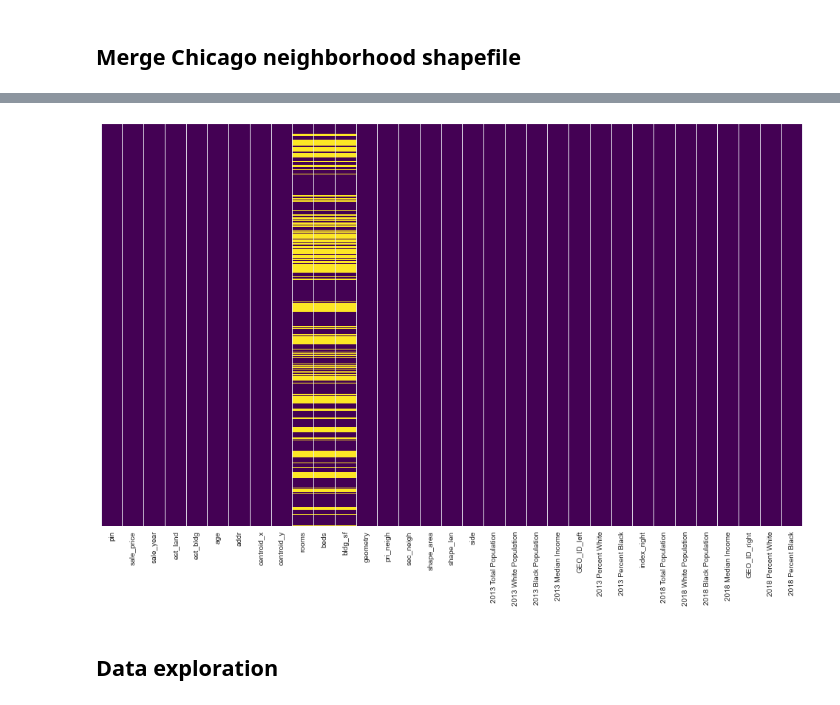
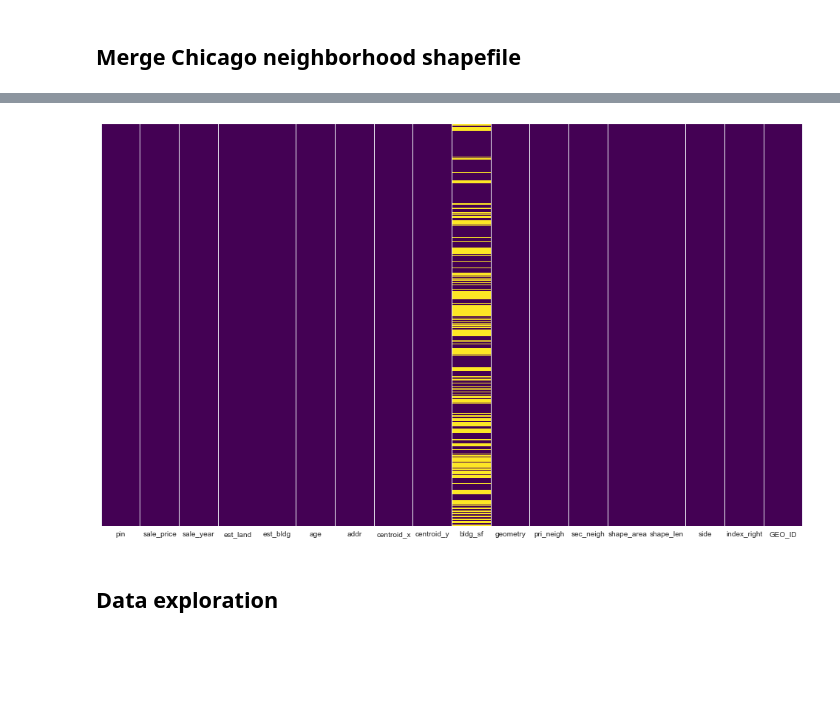
Before and after one commit to ymericson/ml-project, a Jupyter notebook: es-notebook.ipynb, the cells around one changed output, grey strips where cells are left out. Drawn from its saved outputs; the diff is of its cells as text; code cells hidden in the pictures; blank space fills up the shorter version.

Commit message:
removed census data except for geo_id

```diff
--- a/es-notebook.ipynb
+++ b/es-notebook.ipynb
@@ -10,8 +10,7 @@ import datetime, calendar
 ## Cook County Assessor's Residential Sales Data
 # %%
 query = ("""https://datacatalog.cookcountyil.gov/resource/5pge-nu6u.json?$limit=1000000\
-&$select=pin,sale_price,sale_year,est_land,est_bldg,age,
-rooms,beds,bldg_sf,addr,centroid_x,centroid_y"""
+&$select=pin,sale_price,sale_year,est_land,est_bldg,age,bldg_sf,addr,centroid_x,centroid_y"""
     ).replace('\n','')
 
 sales_df = pd.read_json(query)
@@ -97,6 +110,7 @@ variables = ["B02001_001E", # Total Population
              "B02001_003E", # Black
              "B19013_001E", # Median Income
              "GEO_ID"]
+variables = ["GEO_ID"]
 # %%
 def merge_census(sales_gdf, year):
     acs_df = censusdata.download("acs5", year, censusdata.censusgeo(
@@ -111,20 +125,20 @@ def merge_census(sales_gdf, year):
     # Merge the dataframe from step 3 with sales geopandas dataframe
     sales_gdf = gpd.sjoin(sales_gdf.drop(columns=['index_right']), merged_gdf, how='left')
 
-    total_pop_year = "{} Total Population".format(year)
-    white_pop_year = "{} White Population".format(year)
-    white_perc_year = "{} Percent White".format(year)
-    black_pop_year = "{} Black Population".format(year)
-    black_perc_year = "{} Percent Black".format(year)
-    med_income_year = "{} Median Income".format(year)
+#     total_pop_year = "{} Total Population".format(year)
+#     white_pop_year = "{} White Population".format(year)
+#     white_perc_year = "{} Percent White".format(year)
+#     black_pop_year = "{} Black Population".format(year)
+#     black_perc_year = "{} Percent Black".format(year)
+#     med_income_year = "{} Median Income".format(year)
 
-    # Compute the percentage of each Census block's population that is White and African American/Black.
-    sales_gdf = sales_gdf.rename(columns={"B02001_001E": total_pop_year, "B02001_002E": white_pop_year,
-                                          "B02001_003E": black_pop_year, "B19013_001E": med_income_year})
-    sales_gdf[white_perc_year] = sales_gdf[white_pop_year] / sales_gdf[total_pop_year]
-    sales_gdf[black_perc_year] = sales_gdf[black_pop_year] / sales_gdf[total_pop_year]
-    sales_gdf.loc[sales_gdf[med_income_year]  < 0, med_income_year] = 0
+#     # Compute the percentage of each Census block's population that is White and African American/Black.
+#     sales_gdf = sales_gdf.rename(columns={"B02001_001E": total_pop_year, "B02001_002E": white_pop_year,
+#                                           "B02001_003E": black_pop_year, "B19013_001E": med_income_year})
+#     sales_gdf[white_perc_year] = sales_gdf[white_pop_year] / sales_gdf[total_pop_year]
+#     sales_gdf[black_perc_year] = sales_gdf[black_pop_year] / sales_gdf[total_pop_year]
+#     sales_gdf.loc[sales_gdf[med_income_year]  < 0, med_income_year] = 0
     return sales_gdf
 # %%
 sales_gdf = merge_census(sales_gdf, 2013)
-sales_gdf = merge_census(sales_gdf, 2018)
+#sales_gdf = merge_census(sales_gdf, 2018)
@@ -131,7 +154,7 @@ sales_gdf = merge_census(sales_gdf, 2018)
 # %%
-explore_data_null(sales_gdf)
+explore_data_null(sales_gdf.sort_values('pri_neigh'))
 # %% [output]
-[figure, old version]
+[figure, new version]
 # %% [markdown]
 ## Data exploration
 # %%
```
Also changed, not shown: parts of 11 cells of this notebook, 1 other file.
